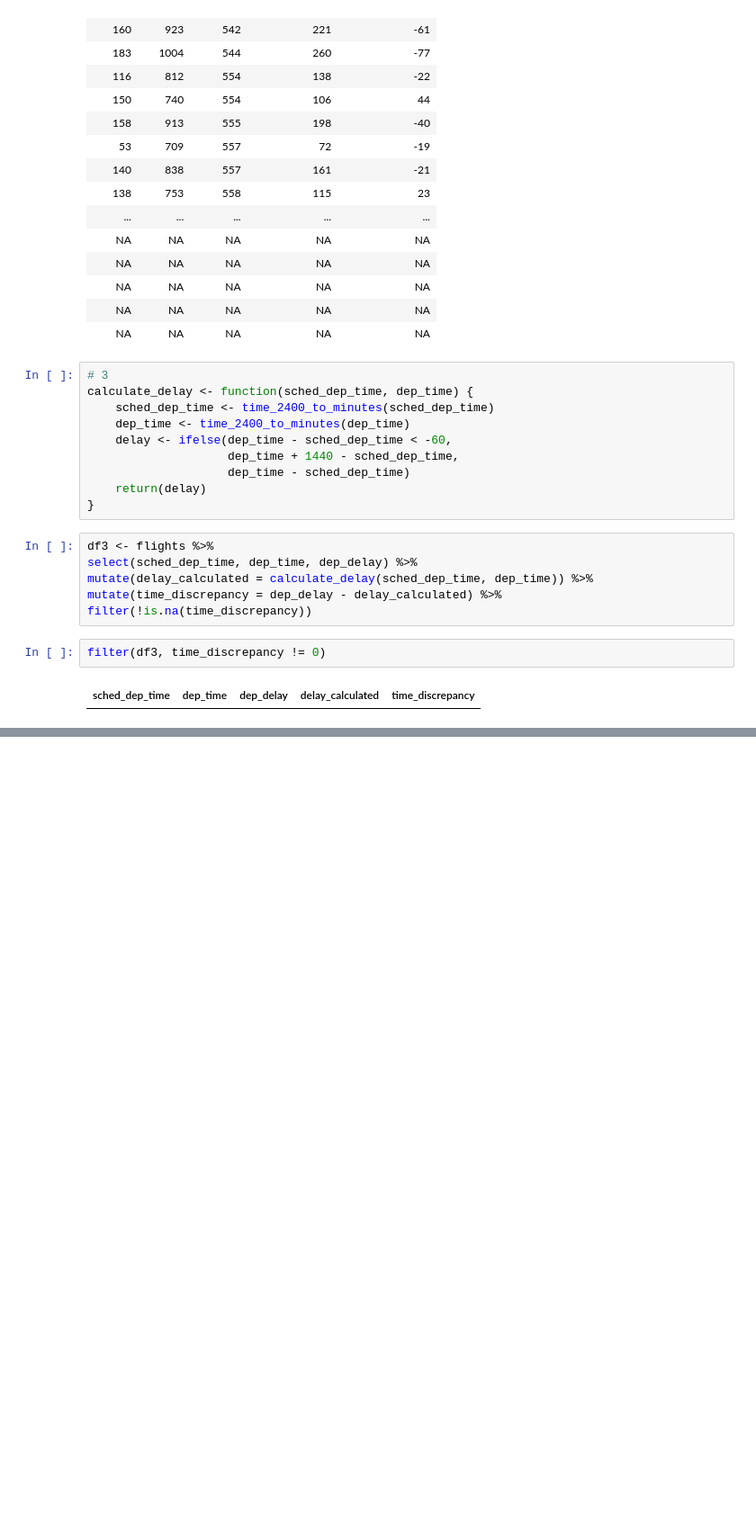
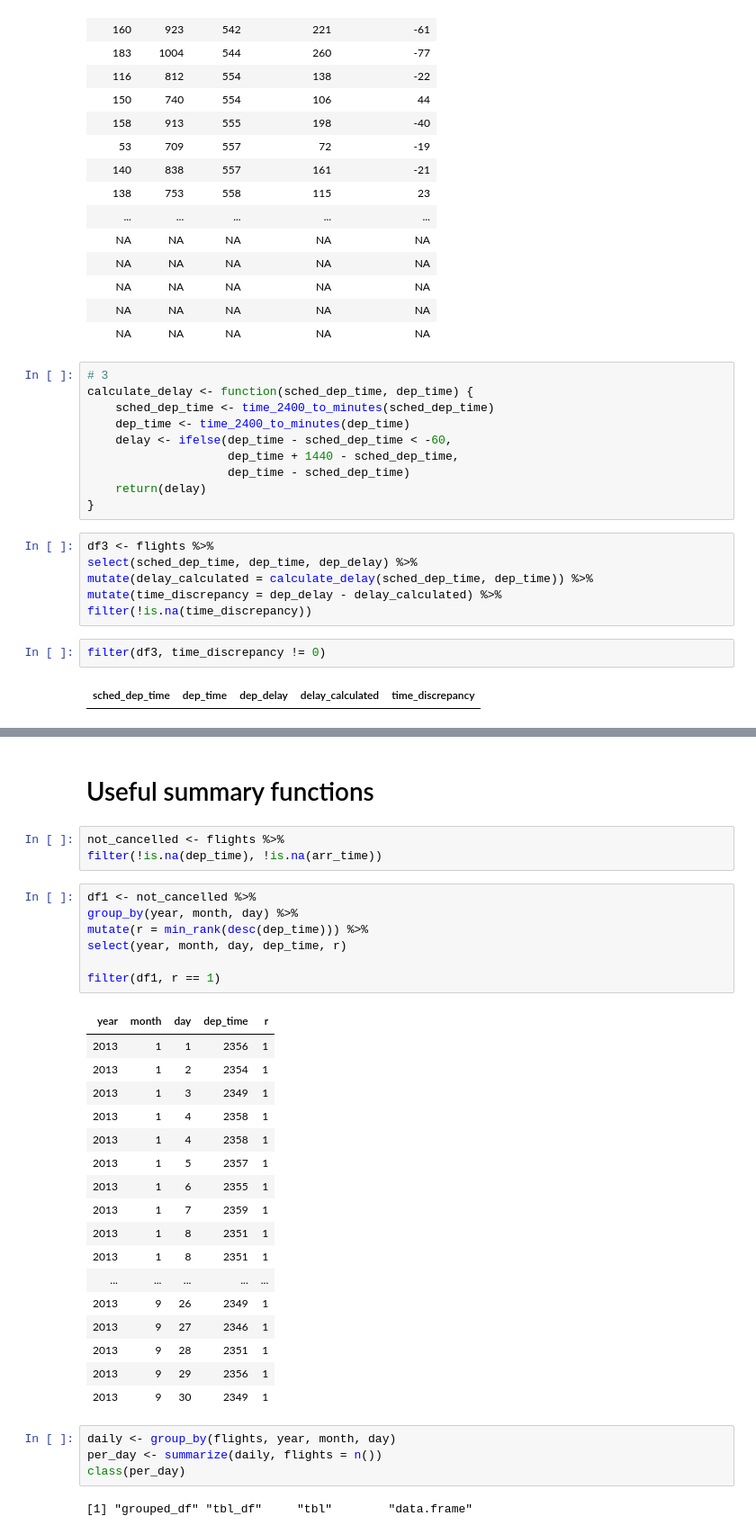
Before and after one commit to khanhnguyendata/R-for-data-science, a Jupyter notebook: 3-Data_transformation_with_dplyr/3.ipynb, the cells around one changed output, grey strips where cells are left out. Shown at 90% size. Cells and saved outputs as stored; diff of their text form; blank space fills up the shorter version.

```diff
--- a/3-Data_transformation_with_dplyr/3.ipynb
+++ b/3-Data_transformation_with_dplyr/3.ipynb
@@ -594,0 +666,36 @@ filter(df3, time_discrepancy != 0)
+# %% [markdown]
+# Useful summary functions
+# %%
+not_cancelled <- flights %>%
+filter(!is.na(dep_time), !is.na(arr_time))
+# %%
+df1 <- not_cancelled %>%
+group_by(year, month, day) %>%
+mutate(r = min_rank(desc(dep_time))) %>%
+select(year, month, day, dep_time, r)
+
+filter(df1, r == 1)
+# %% [output]
+| year | month | day | dep_time | r |
+| 2013 | 1 | 1 | 2356 | 1 |
+| 2013 | 1 | 2 | 2354 | 1 |
+| 2013 | 1 | 3 | 2349 | 1 |
+| 2013 | 1 | 4 | 2358 | 1 |
+| 2013 | 1 | 4 | 2358 | 1 |
+| 2013 | 1 | 5 | 2357 | 1 |
+| 2013 | 1 | 6 | 2355 | 1 |
+| 2013 | 1 | 7 | 2359 | 1 |
+| 2013 | 1 | 8 | 2351 | 1 |
+| 2013 | 1 | 8 | 2351 | 1 |
+| ... | ... | ... | ... | ... |
+| 2013 | 9 | 26 | 2349 | 1 |
+| 2013 | 9 | 27 | 2346 | 1 |
+| 2013 | 9 | 28 | 2351 | 1 |
+| 2013 | 9 | 29 | 2356 | 1 |
+| 2013 | 9 | 30 | 2349 | 1 |
+# %%
+daily <- group_by(flights, year, month, day)
+per_day <- summarize(daily, flights = n())
+class(per_day)
+# %% [output]
+[1] "grouped_df" "tbl_df"     "tbl"        "data.frame"
```
Also changed, not shown: parts of 15 cells of this notebook.
